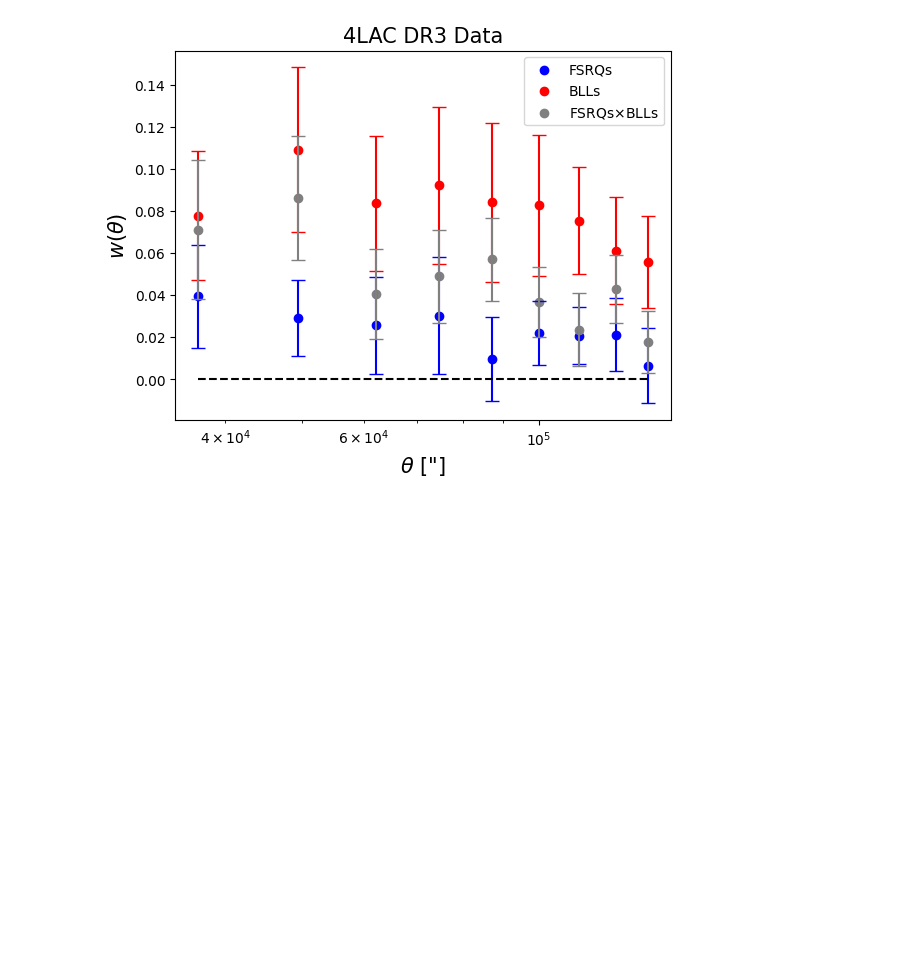
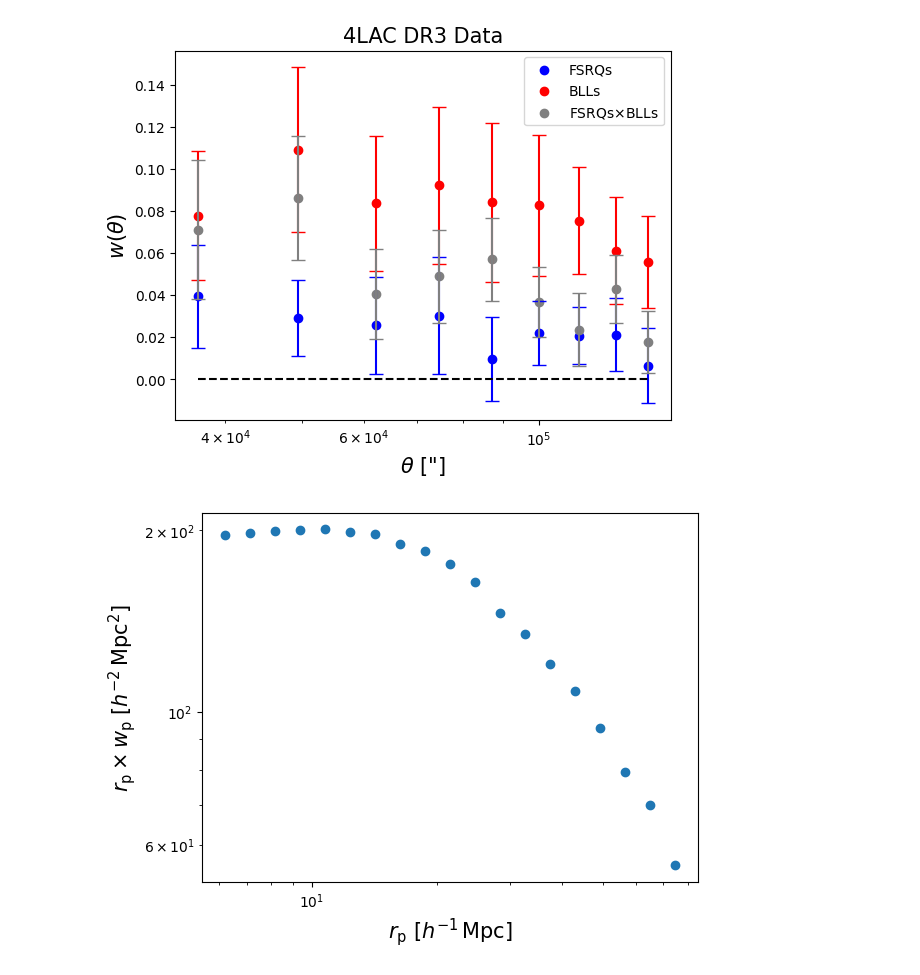
Before and after one commit to mctcampb/blazar_project, a Jupyter notebook: blazar_notebook.ipynb, the cells around one changed output. Drawn from its saved outputs; the diff is of its cells as text; code cells hidden in the pictures; blank space fills up the shorter version.

```diff
--- a/blazar_notebook.ipynb
+++ b/blazar_notebook.ipynb
@@ -203,3 +203,22 @@ plt.legend(loc = 'best')
 # %% [output]
 <matplotlib.legend.Legend at 0x...>
 [figure]
+# %%
+wp_desi = np.load('wp_desi.npy', allow_pickle = True).ravel()[0]
+# %%
+sep = wp_desi.sep[1:, 0]
+wp = wp_desi(pimax = 100.)[1:]
+dvecs = []
+
+#for i in wp_desi.realizations:
+#    dvecs.append(wp_desi.realization(i)(pimax = 100.)[1:]) # Code was missing jk realizations
+
+#cov = cov = np.cov(dvecs, rowvar = False, bias = True) * (len(wp_desi.realizations) - 1)
+# %%
+plt.scatter(sep, wp * sep)
+plt.xlabel(r'$r_{\mathrm{p}}\,\,[h^{-1}\,\mathrm{Mpc}]$', fontsize = 15)
+plt.ylabel(r'$r_{\mathrm{p}}\times w_{\mathrm{p}}\,\,[h^{-2}\,\mathrm{Mpc}^2]$', fontsize = 15)
+plt.xscale('log')
+plt.yscale('log')
+# %% [output]
+[figure, added]
```
Also changed, not shown: parts of 1 cell of this notebook, 19 other files.
